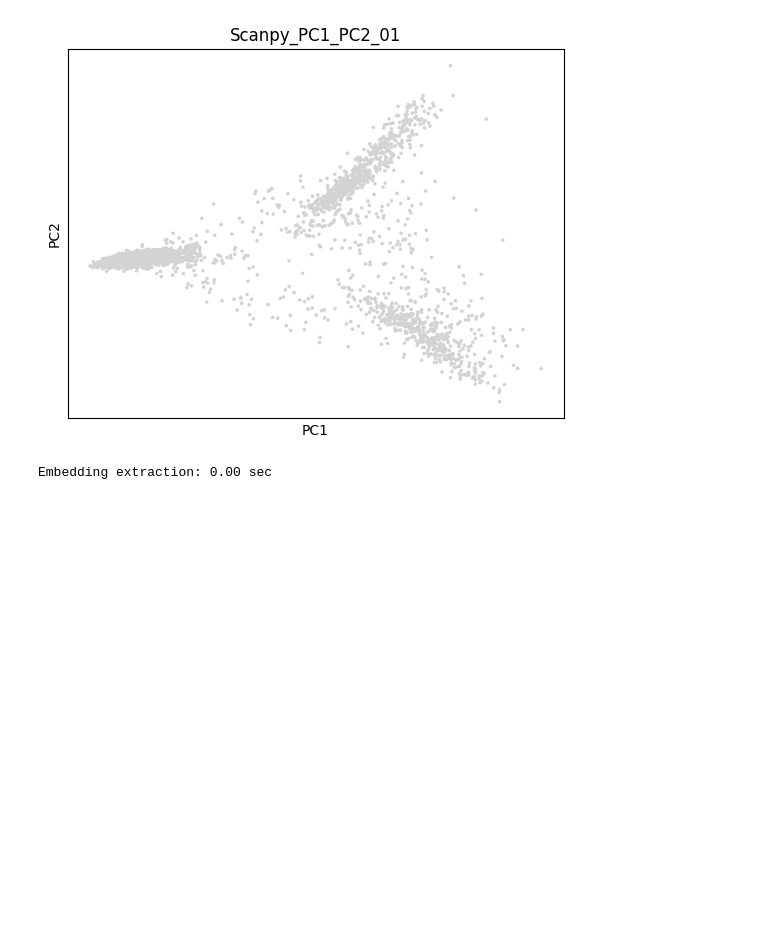
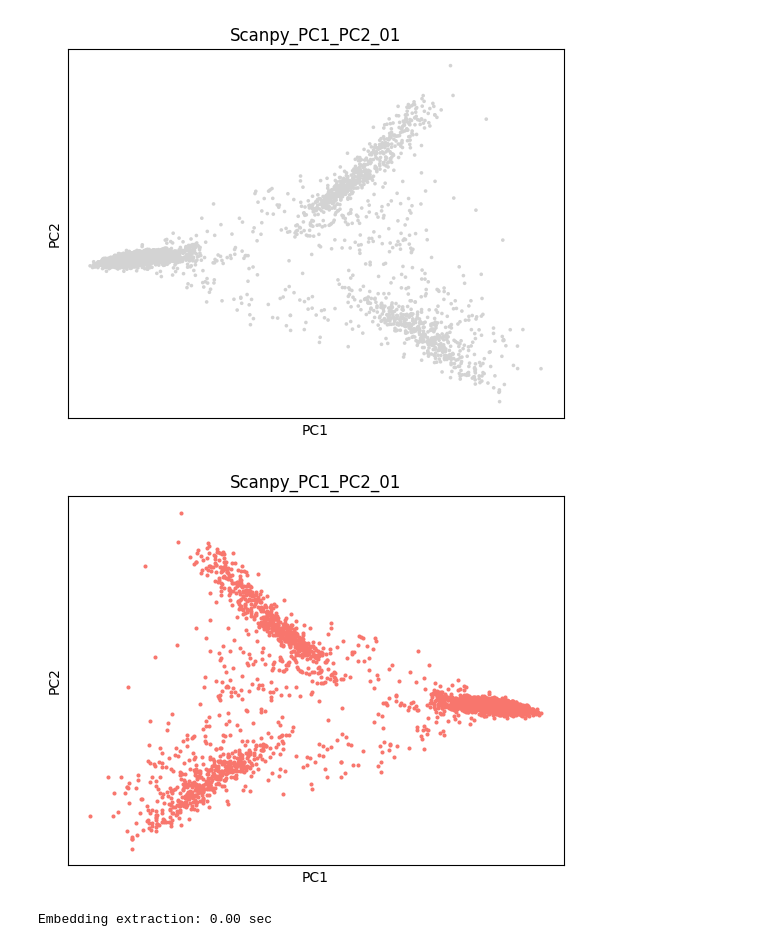
Before and after one commit to snsaiphoo/cis6060_finalproject, a Jupyter notebook: 01_GSE145236.ipynb, the cells around one changed output. Drawn from its saved outputs; the diff is of its cells as text; code cells hidden in the pictures; blank space fills up the shorter version.

```diff
--- a/01_GSE145236.ipynb
+++ b/01_GSE145236.ipynb
@@ -261,6 +259,31 @@ sc.pl.pca(
 [figure]
 WARNING: saving figure to file figures/pca_pc1_pc2_scanpy_01.png
 [figure]
+# %%
+# Flip to match Seurat
+adata.obsm["X_pca"][:, 0] *= -1
+adata.obsm["X_pca"][:, 1] *= 1
+
+sc.pl.pca(
+    adata,
+    color=None,
+    size=15,
+    title="Scanpy_PC1_PC2_01",
+    show=False
+)
+
+ax = plt.gca()
+
+ax.collections[0].set_color("#F8766D")
+
+# Match aspect
+#ax.set_aspect('equal', adjustable='datalim')
+#ax.margins(0.05)
+
+plt.savefig("figures/pca_pc1_pc2_scanpy_01.png", dpi=300)
+plt.show()
+# %% [output]
+[figure, added]
 # %%
 pca_embeddings = timed(
     "Embedding extraction",
```
Also changed, not shown: parts of 12 cells of this notebook, 19 other files.
